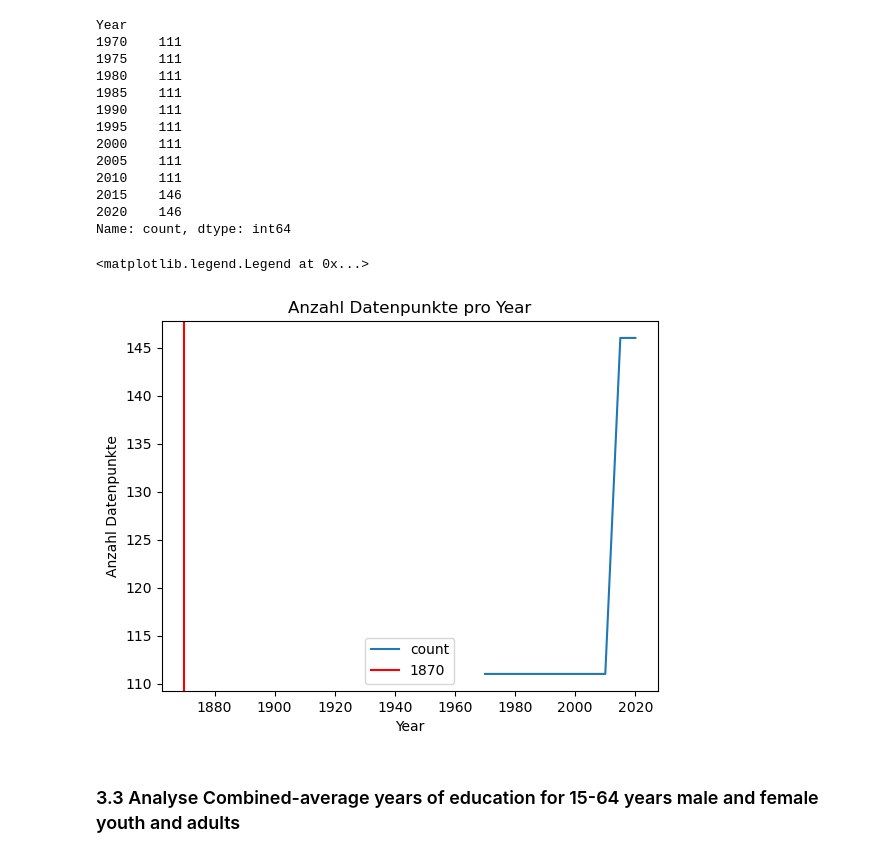
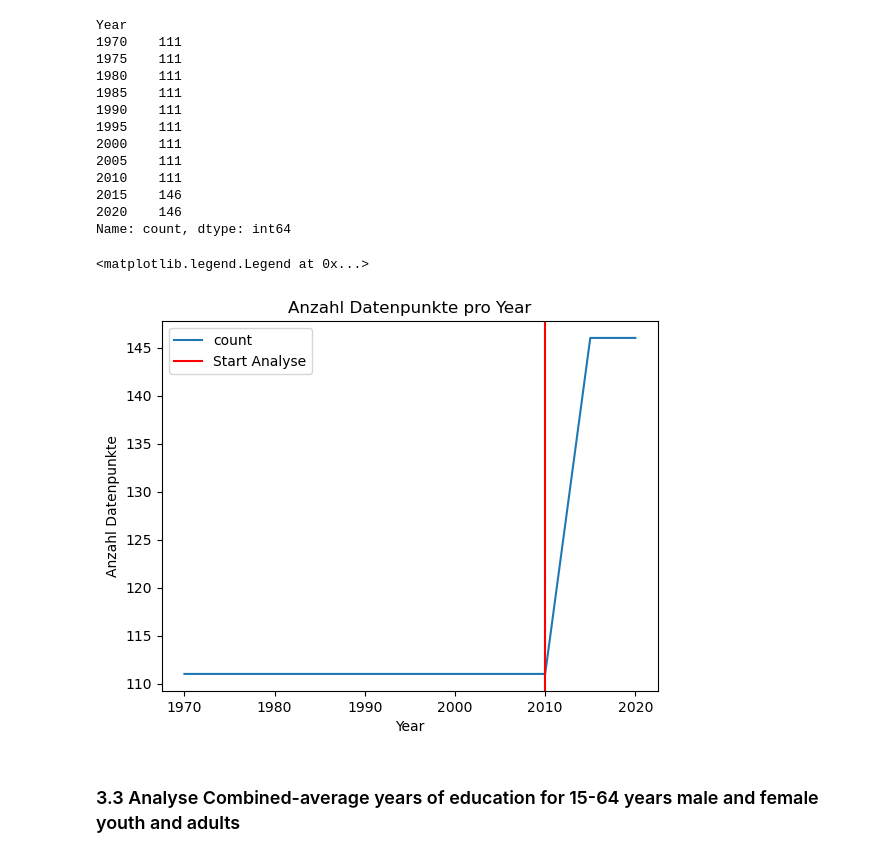
Before and after one commit to GaiaCapoferri/Python-Leistungsnachweis-GDK, a Jupyter notebook: Python Leistungsnachweis.ipynb, the cells around one changed output. Saved outputs shown, nothing was run; the diff lists cells and outputs as text; code cells hidden in the pictures.

Commit message:
Fragestellung und Grafik “Anzahl Datenpunkte pro Year“ angepasst; Visualisierung gemacht

```diff
--- a/Python Leistungsnachweis.ipynb
+++ b/Python Leistungsnachweis.ipynb
@@ -118,11 +118,11 @@ Year
 Name: count, dtype: int64
 # %%
 g = df_analyse['Year'].value_counts().sort_index().plot(ylabel='Anzahl Datenpunkte', title='Anzahl Datenpunkte pro Year');
-g.axvline(x=1870, color='red', label='1870')
+g.axvline(x=2010, color='red', label='Start Analyse')
 g.legend()
 # %% [output]
 <matplotlib.legend.Legend at 0x...>
-[figure, old version]
+[figure, new version]
 # %% [markdown]
 ### 3.3 Analyse Combined-average years of education for 15-64 years male and female youth and adults
 # %%
```
Also changed, not shown: parts of 4 cells of this notebook.
